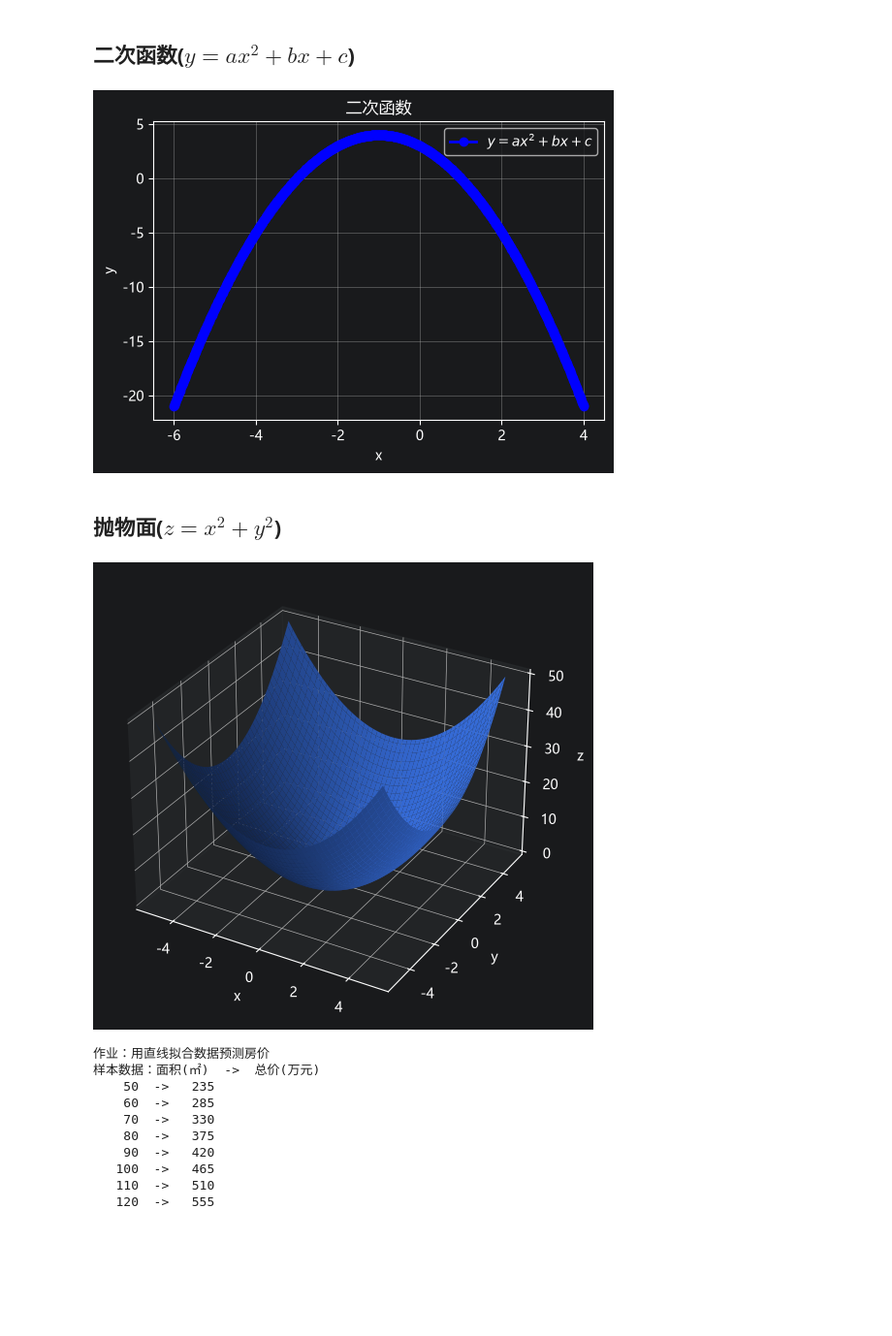
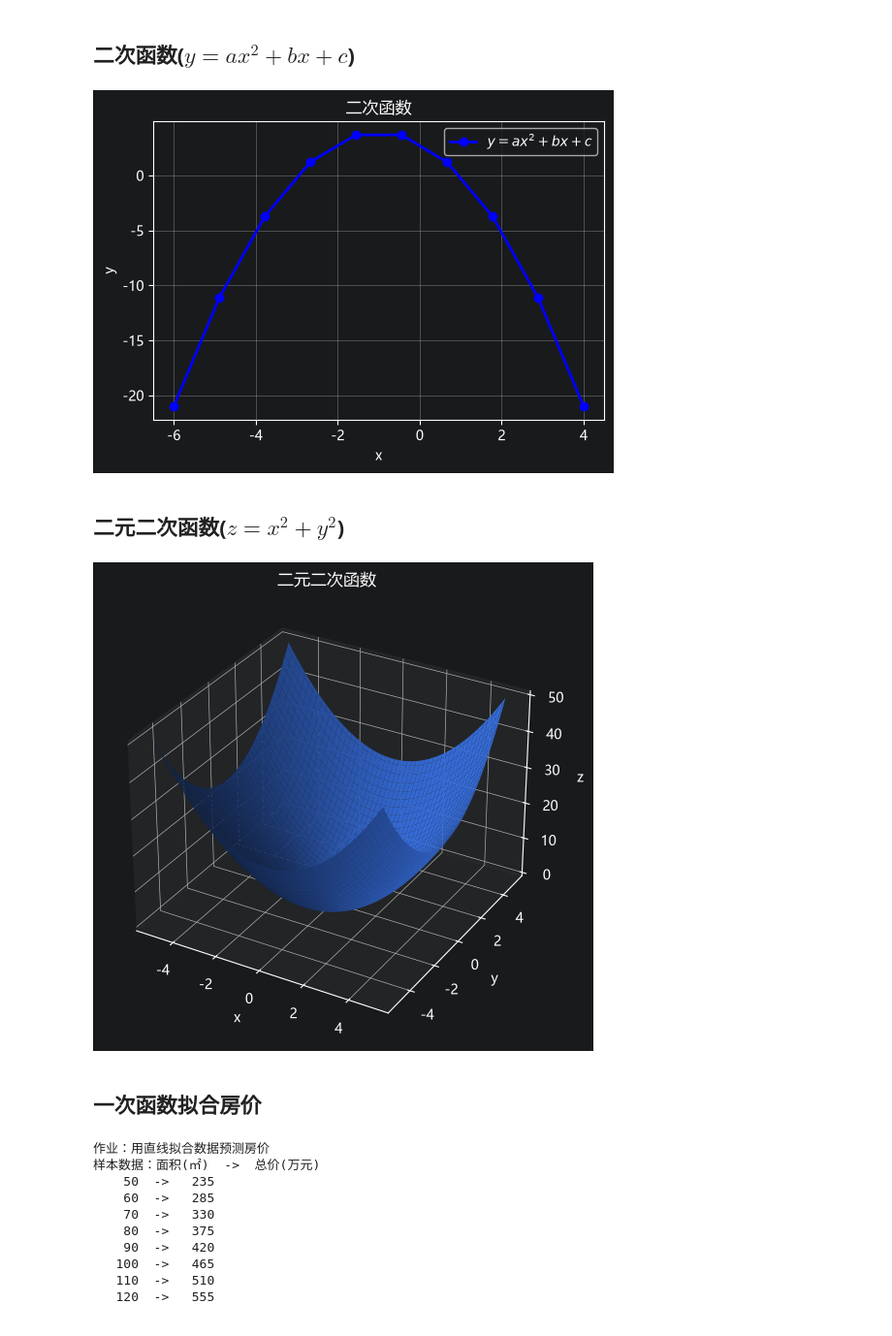
Before and after one commit to xiaohutuxian111/mathpro, a Jupyter notebook: class01_可视化数学与函数画图/class01_可视化数学与函数画图.ipynb, the cells around one changed output. Shown at 97% size. Saved outputs shown, nothing was run; the diff lists cells and outputs as text; code cells hidden in the pictures; blank space fills up the shorter version.

```diff
--- a/class01_可视化数学与函数画图/class01_可视化数学与函数画图.ipynb
+++ b/class01_可视化数学与函数画图/class01_可视化数学与函数画图.ipynb
@@ -99,10 +98,10 @@ plt.show()
 
 a, b, c = -1, -2, 3
 
-x = np.linspace(-6, 4, 1000)
+x = np.linspace(-6, 4, 10)
 y = a * x ** 2 + b * x + c
 plt.figure(figsize=(6, 4))
-plt.plot(x, y, 'b-o', label='$y = ax^2 + bx + c$',  linewidth=2,)
+plt.plot(x, y, 'b-o', label='$y = ax^2 + bx + c$', linewidth=2, )
 plt.title("二次函数")
 plt.xlabel('x')
 plt.ylabel('y')
@@ -110,25 +109,28 @@ plt.legend()
 plt.grid(True)
 plt.show()
 # %% [output]
-[figure, old version]
+[figure, new version]
 # %% [markdown]
-## 抛物面($z=x^2+y^2$)
+## 二元二次函数($z=x^2+y^2$)
 # %%
 # 绘制 z=x^2+y^2
 
 x = np.linspace(-5, 5, 100)
 y = np.linspace(-5, 5, 100)
 
 X, Y = np.meshgrid(x, y)
 
 Z = X ** 2 + Y ** 2
 fig = plt.figure(figsize=(8, 6))
 ax = fig.add_subplot(111, projection='3d')
 ax.plot_surface(X, Y, Z)
+plt.title("二元二次函数")
 ax.set_xlabel('x')
 ax.set_ylabel('y')
 ax.set_zlabel('z')
 plt.show()
 # %% [output]
-[figure, old version]
+[figure, new version]
+# %% [markdown]
+##  一次函数拟合房价
 # %%
```
Also changed, not shown: parts of 4 cells of this notebook, 2 other files.
